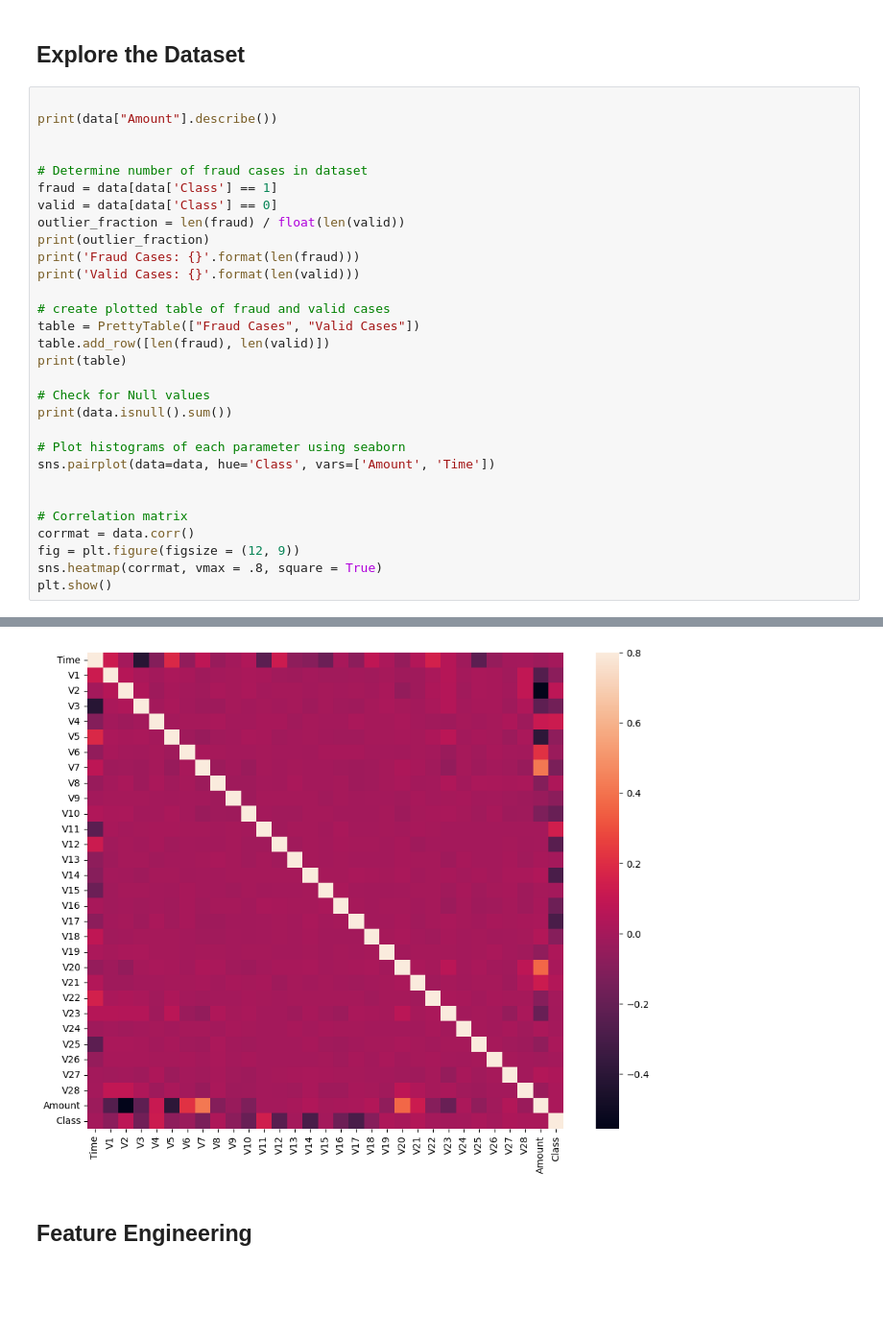
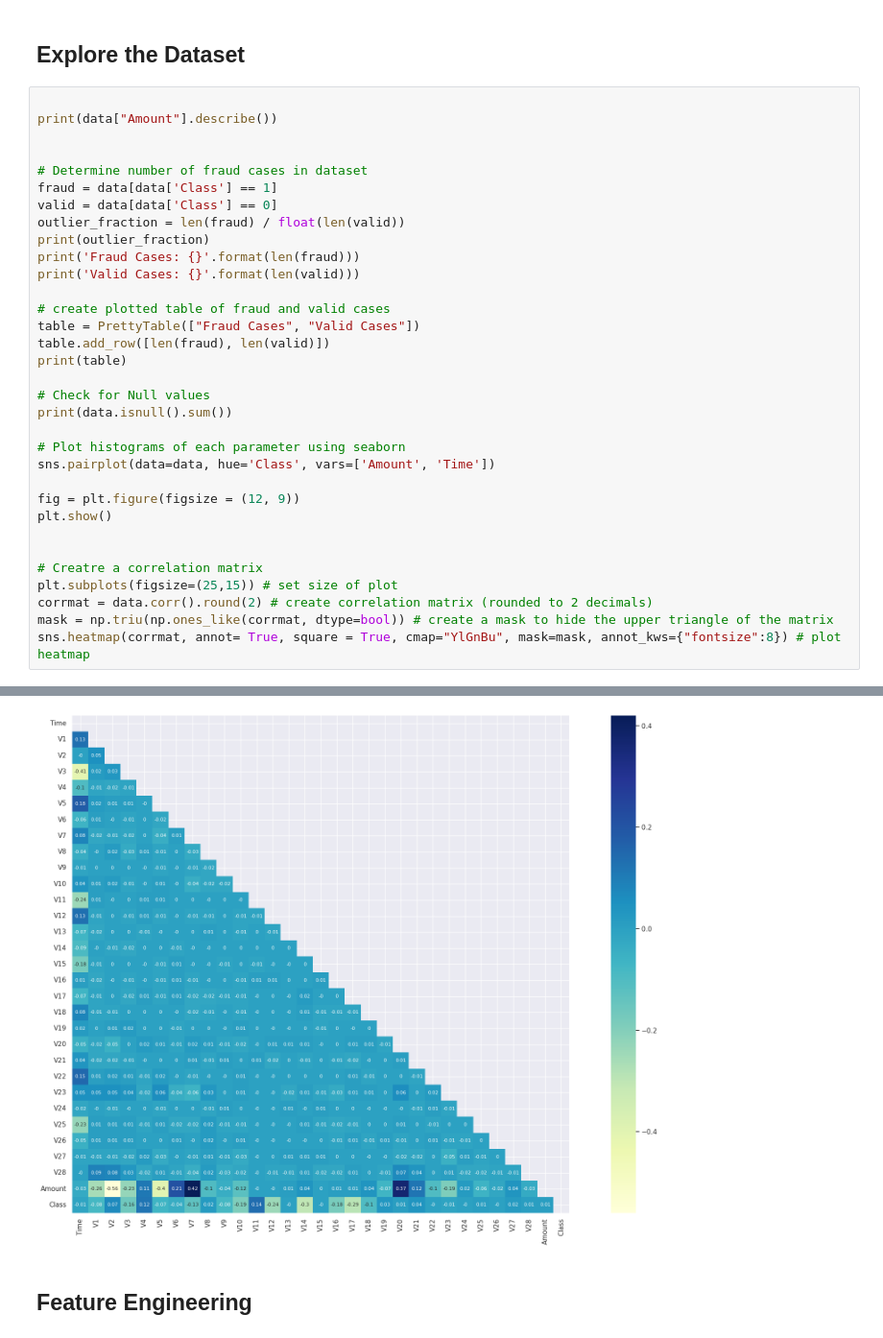
Before and after one commit to WatermelonGalaxy/fraudlock-holmes, a Jupyter notebook: fraudlock-homes.ipynb, the cells around one changed output, grey strips where cells are left out. Shown: that part at 96% size. Drawn from its saved outputs; the diff is of its cells as text; blank space fills up the shorter version.

Commit message:
addded corr plot

```diff
--- a/fraudlock-homes.ipynb
+++ b/fraudlock-homes.ipynb
@@ -44,12 +44,15 @@ print(data.isnull().sum())
 # Plot histograms of each parameter using seaborn
 sns.pairplot(data=data, hue='Class', vars=['Amount', 'Time'])
 
+fig = plt.figure(figsize = (12, 9))
+plt.show()
 
-# Correlation matrix
-corrmat = data.corr()
-fig = plt.figure(figsize = (12, 9))
-sns.heatmap(corrmat, vmax = .8, square = True)
-plt.show()
+
+# Creatre a correlation matrix
+plt.subplots(figsize=(25,15)) # set size of plot
+corrmat = data.corr().round(2) # create correlation matrix (rounded to 2 decimals)
+mask = np.triu(np.ones_like(corrmat, dtype=bool)) # create a mask to hide the upper triangle of the matrix
+sns.heatmap(corrmat, annot= True, square = True, cmap="YlGnBu", mask=mask, annot_kws={"fontsize":8}) # plot heatmap
 # %% [output]
 count    28481.000000
 mean        89.957884
@@ -72,3 +77,3 @@ dtype: int64
-[figure, old version]
+[figure, new version]
 # %% [markdown]
 ## Feature Engineering
```
Also changed, not shown: parts of 4 cells of this notebook, 1 other file.
